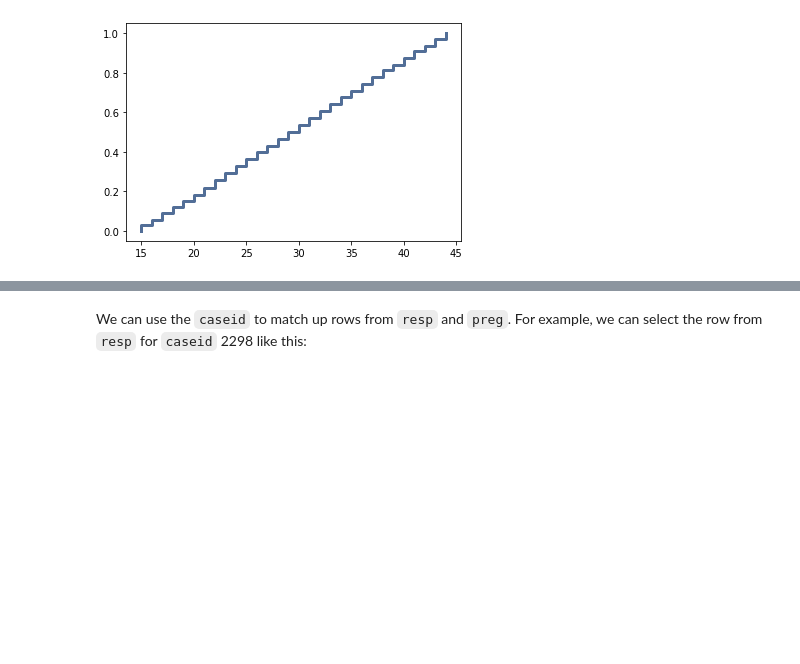
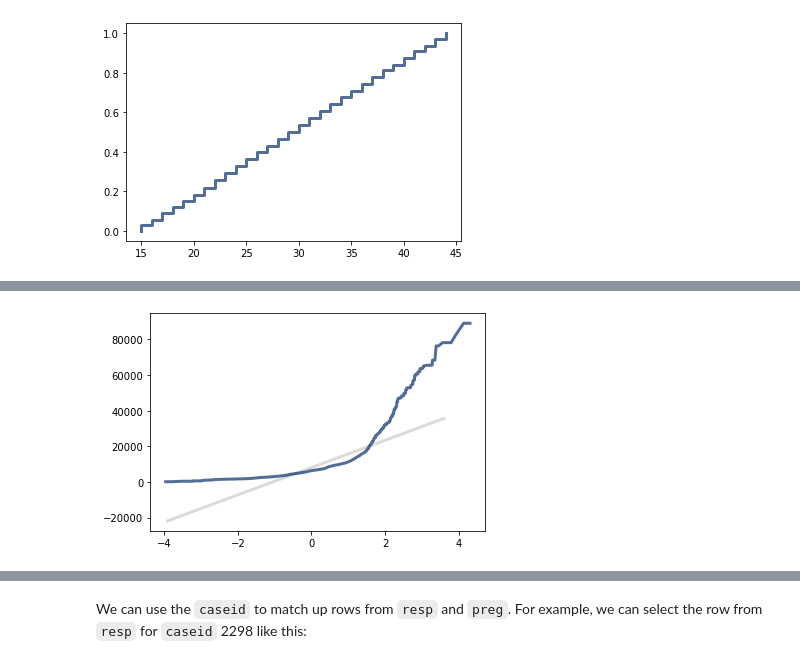
Before and after one commit to fadesere/ThinkStats2, a Jupyter notebook: code/chap01ex.ipynb, the cells around one changed output, grey strips where cells are left out. Cells and saved outputs as stored; diff of their text form; code cells hidden in the pictures; blank space fills up the shorter version.

```diff
--- a/code/chap01ex.ipynb
+++ b/code/chap01ex.ipynb
@@ -320,0 +369,6 @@ lessA45-less40
+# %%
+#Normal Prob Plot
+thinkplot.clf
+thinkstats2.NormalProbabilityPlot(wgt2)
+# %% [output]
+[figure, added]
```
Also changed, not shown: parts of 18 cells of this notebook.
